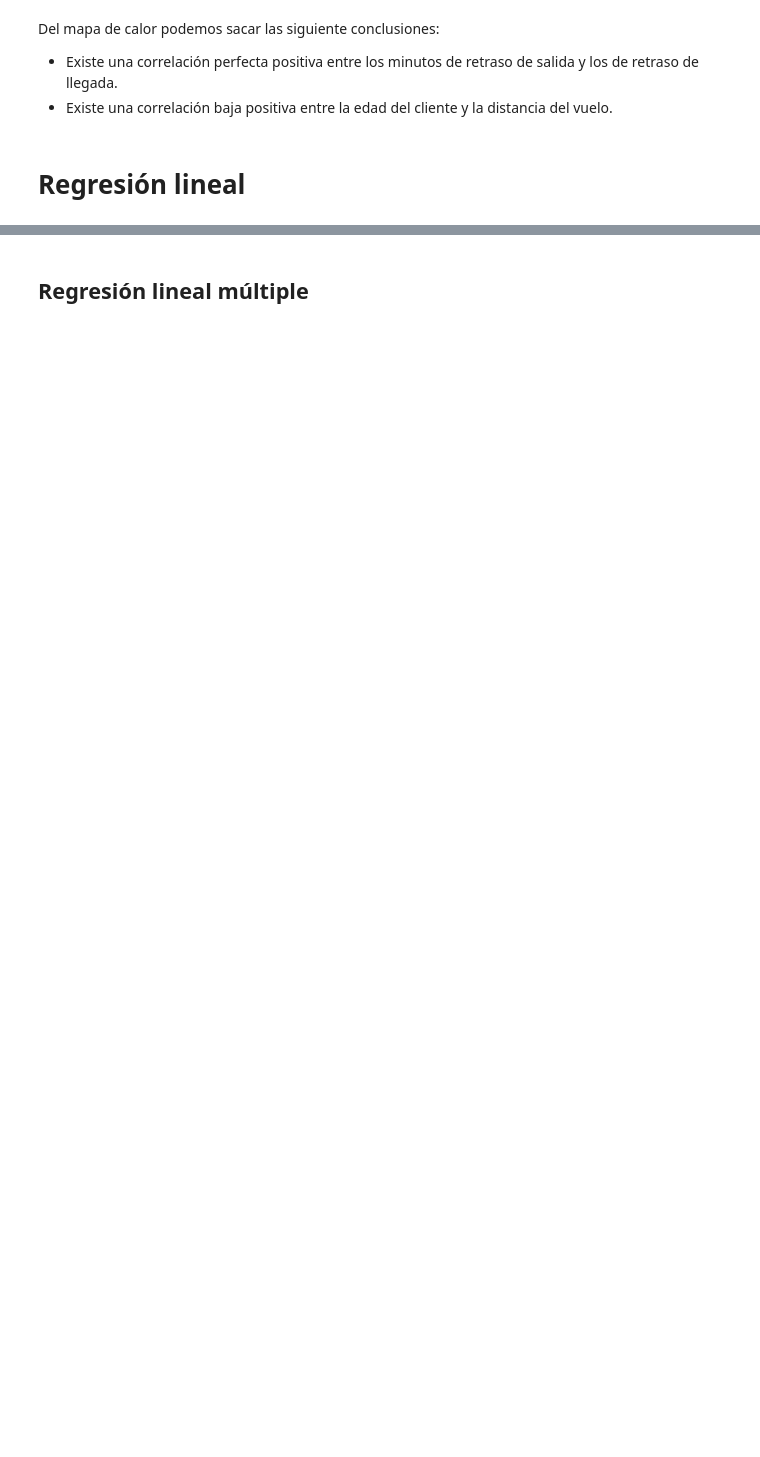
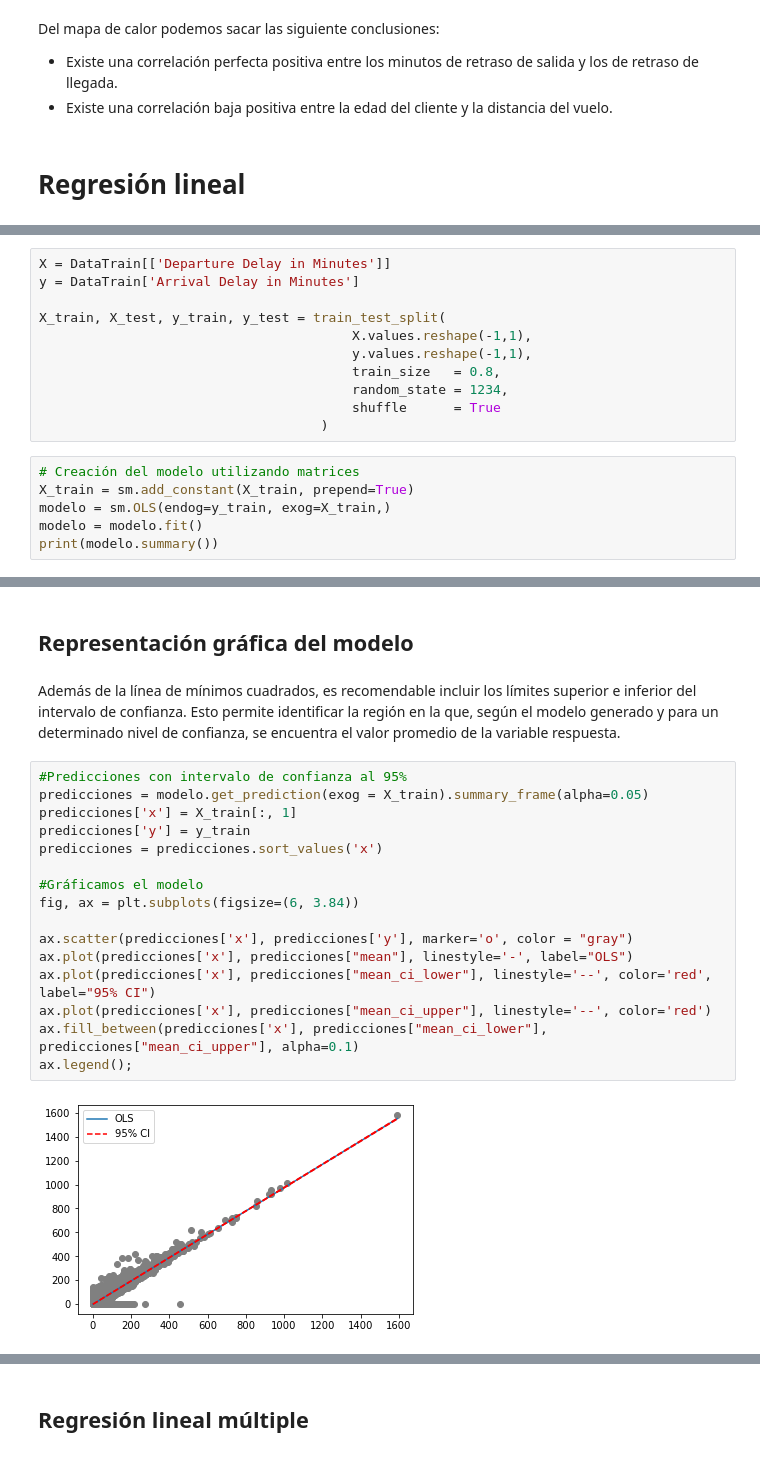
Before and after one commit to daysi00/Practica_1, a Jupyter notebook: AnalisisDeDatos.ipynb, the cells around one changed output, grey strips where cells are left out. Saved outputs shown, nothing was run; the diff lists cells and outputs as text; blank space fills up the shorter version.

```diff
--- a/AnalisisDeDatos.ipynb
+++ b/AnalisisDeDatos.ipynb
@@ -398,0 +482,17 @@ Del mapa de calor podemos sacar las siguiente conclusiones:
+# %%
+X = DataTrain[['Departure Delay in Minutes']]
+y = DataTrain['Arrival Delay in Minutes']
+
+X_train, X_test, y_train, y_test = train_test_split(
+                                        X.values.reshape(-1,1),
+                                        y.values.reshape(-1,1),
+                                        train_size   = 0.8,
+                                        random_state = 1234,
+                                        shuffle      = True
+                                    )
+# %%
+# Creación del modelo utilizando matrices
+X_train = sm.add_constant(X_train, prepend=True)
+modelo = sm.OLS(endog=y_train, exog=X_train,)
+modelo = modelo.fit()
+print(modelo.summary())
@@ -398,0 +538,22 @@ Del mapa de calor podemos sacar las siguiente conclusiones:
+# %% [markdown]
+## Representación gráfica del modelo
+# %% [markdown]
+Además de la línea de mínimos cuadrados, es recomendable incluir los límites superior e inferior del intervalo de confianza. Esto permite identificar la región en la que, según el modelo generado y para un determinado nivel de confianza, se encuentra el valor promedio de la variable respuesta.
+# %%
+#Predicciones con intervalo de confianza al 95%
+predicciones = modelo.get_prediction(exog = X_train).summary_frame(alpha=0.05)
+predicciones['x'] = X_train[:, 1]
+predicciones['y'] = y_train
+predicciones = predicciones.sort_values('x')
+
+#Gráficamos el modelo
+fig, ax = plt.subplots(figsize=(6, 3.84))
+
+ax.scatter(predicciones['x'], predicciones['y'], marker='o', color = "gray")
+ax.plot(predicciones['x'], predicciones["mean"], linestyle='-', label="OLS")
+ax.plot(predicciones['x'], predicciones["mean_ci_lower"], linestyle='--', color='red', label="95% CI")
+ax.plot(predicciones['x'], predicciones["mean_ci_upper"], linestyle='--', color='red')
+ax.fill_between(predicciones['x'], predicciones["mean_ci_lower"], predicciones["mean_ci_upper"], alpha=0.1)
+ax.legend();
+# %% [output]
+[figure, added]
```
Also changed, not shown: parts of 29 cells of this notebook.
